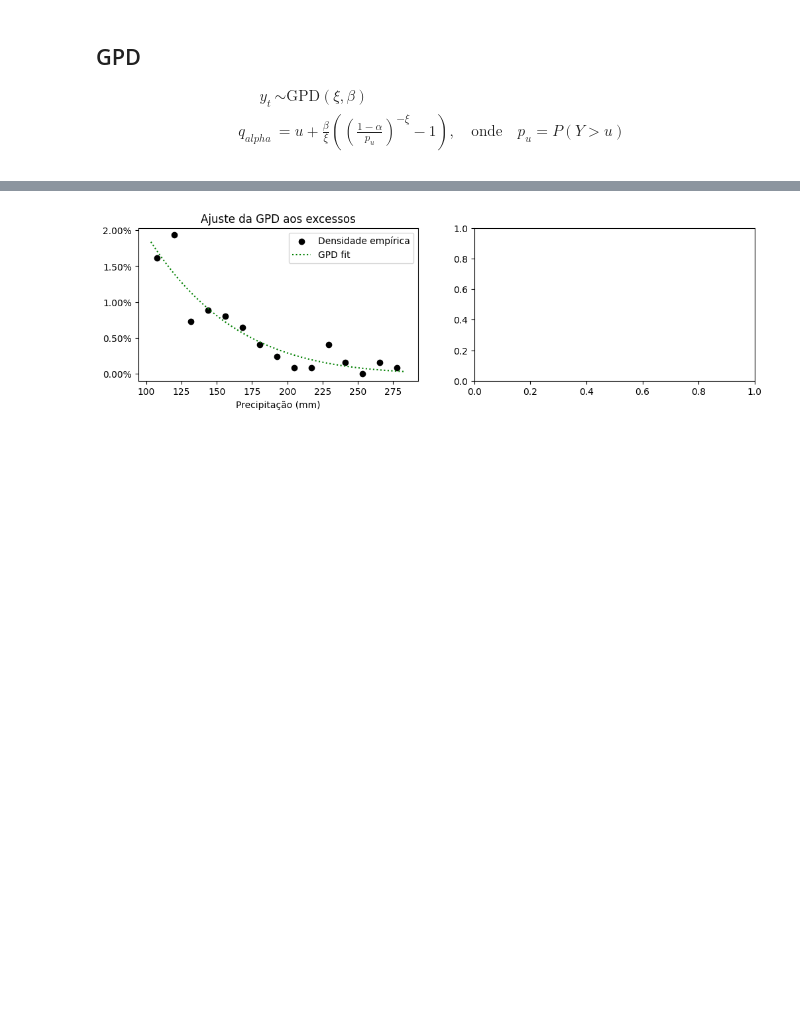
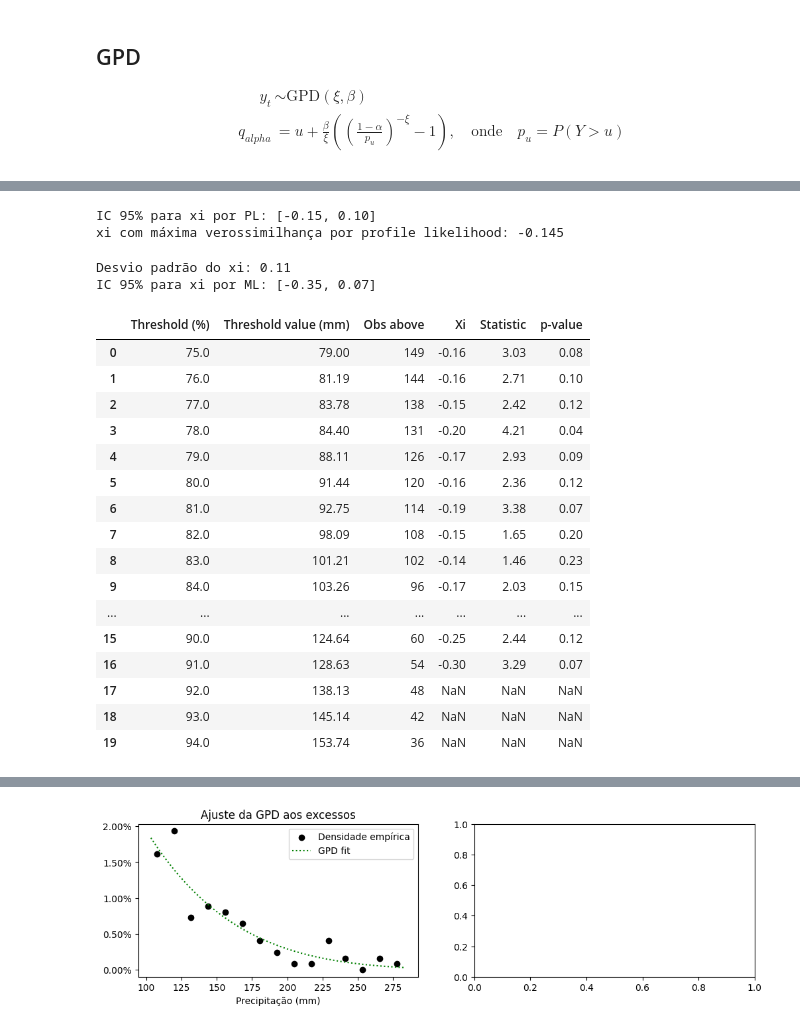
Before and after one commit to asdmalizia/masters, a Jupyter notebook: Estudo orientado/TVE para precipitação.ipynb, the cells around one changed output, grey strips where cells are left out. Drawn from its saved outputs; the diff is of its cells as text; code cells hidden in the pictures; blank space fills up the shorter version.

```diff
--- a/Estudo orientado/TVE para precipitação.ipynb
+++ b/Estudo orientado/TVE para precipitação.ipynb
@@ -240,0 +309,77 @@ print(df_thresholds)
+# %%
+# Cálculo do intervalo de confiança com profile likelihood
+xis = np.linspace(-0.4, 0.2, 100)
+LR_vals = []
+
+ll_max = genpareto.logpdf(exceedances, xi, loc=0, scale=beta).sum()
+for temp_xi in xis:
+    temp_beta = genpareto.fit(exceedances, floc=0, fc=temp_xi)[2]
+    ll = genpareto.logpdf(exceedances, temp_xi, loc=0, scale=temp_beta).sum()
+    temp_LR = 2 * (ll_max - ll)
+    LR_vals.append(temp_LR)
+
+# IC 95% para xi: valores de xi onde LR <= 3.84 (chi2 com 1 grau de liberdade)
+xi_ci = xis[np.array(LR_vals) <= 3.84]
+xi_ci_min, xi_ci_max = xi_ci.min(), xi_ci.max()
+
+print(f"IC 95% para xi por PL: [{xi_ci_min:.2f}, {xi_ci_max:.2f}]")
+print('xi com máxima verossimilhança por profile likelihood: {:.3f}'.format(xis[np.array(LR_vals) == np.min(LR_vals)][0]))
+# %% [output]
+IC 95% para xi por PL: [-0.15, 0.10]
+xi com máxima verossimilhança por profile likelihood: -0.145
+# %%
+# cálculo da matriz de covariância dos parâmetros numericamente por hessiana da log-verossimilhança
+def loglik(params, data):
+    xi, beta = params
+    if beta <= 0:
+        return -np.inf
+    return genpareto.logpdf(data, c=xi, loc=0, scale=beta).sum()
+
+hessian = nd.Hessian(lambda p: loglik(p, exceedances))(np.array([xi, beta]))
+cov_matrix = -np.linalg.inv(hessian)
+se_xi = np.sqrt(cov_matrix[0, 0])
+
+ci_lower, ci_upper = xi - 1.96 * se_xi, xi + 1.96 * se_xi
+print(f"Desvio padrão do xi: {se_xi:.2f}")
+print(f"IC 95% para xi por ML: [{ci_lower:.2f}, {ci_upper:.2f}]")
+# %% [output]
+Desvio padrão do xi: 0.11
+IC 95% para xi por ML: [-0.35, 0.07]
+# %%
+# Estimações para cada threshold
+
+xis, statistics, p_values = [], [], []
+thresholds = np.arange(0.75, 0.91, 0.01)
+for alpha_t in thresholds:
+    temp_threshold = np.quantile(series, alpha_t)
+    temp_exceedances = series[series > temp_threshold] - temp_threshold
+    temp_xi, temp_loc, temp_beta = genpareto.fit(temp_exceedances, floc=0)
+    xis.append(temp_xi)
+
+    LR, p_value = likelihood_ratio_test(temp_exceedances, temp_xi, temp_beta)
+    statistics.append(LR)
+    p_values.append(p_value)
+xis = np.array(xis)
+
+df_thresholds.loc[df_thresholds['Threshold (%)'].isin(thresholds*100), 'Xi'] = xis
+df_thresholds.loc[df_thresholds['Threshold (%)'].isin(thresholds*100), 'Statistic'] = statistics
+df_thresholds.loc[df_thresholds['Threshold (%)'].isin(thresholds*100), 'p-value'] = p_values
+df_thresholds.round(2)
+# %% [output]
+|  | Threshold (%) | Threshold value (mm) | Obs above | Xi | Statistic | p-value |
+| 0 | 75.0 | 79.00 | 149 | -0.16 | 3.03 | 0.08 |
+| 1 | 76.0 | 81.19 | 144 | -0.16 | 2.71 | 0.10 |
+| 2 | 77.0 | 83.78 | 138 | -0.15 | 2.42 | 0.12 |
+| 3 | 78.0 | 84.40 | 131 | -0.20 | 4.21 | 0.04 |
+| 4 | 79.0 | 88.11 | 126 | -0.17 | 2.93 | 0.09 |
+| 5 | 80.0 | 91.44 | 120 | -0.16 | 2.36 | 0.12 |
+| 6 | 81.0 | 92.75 | 114 | -0.19 | 3.38 | 0.07 |
+| 7 | 82.0 | 98.09 | 108 | -0.15 | 1.65 | 0.20 |
+| 8 | 83.0 | 101.21 | 102 | -0.14 | 1.46 | 0.23 |
+| 9 | 84.0 | 103.26 | 96 | -0.17 | 2.03 | 0.15 |
+| ... | ... | ... | ... | ... | ... | ... |
+| 15 | 90.0 | 124.64 | 60 | -0.25 | 2.44 | 0.12 |
+| 16 | 91.0 | 128.63 | 54 | -0.30 | 3.29 | 0.07 |
+| 17 | 92.0 | 138.13 | 48 | NaN | NaN | NaN |
+| 18 | 93.0 | 145.14 | 42 | NaN | NaN | NaN |
+| 19 | 94.0 | 153.74 | 36 | NaN | NaN | NaN |
```
Also changed, not shown: parts of 9 cells of this notebook.
